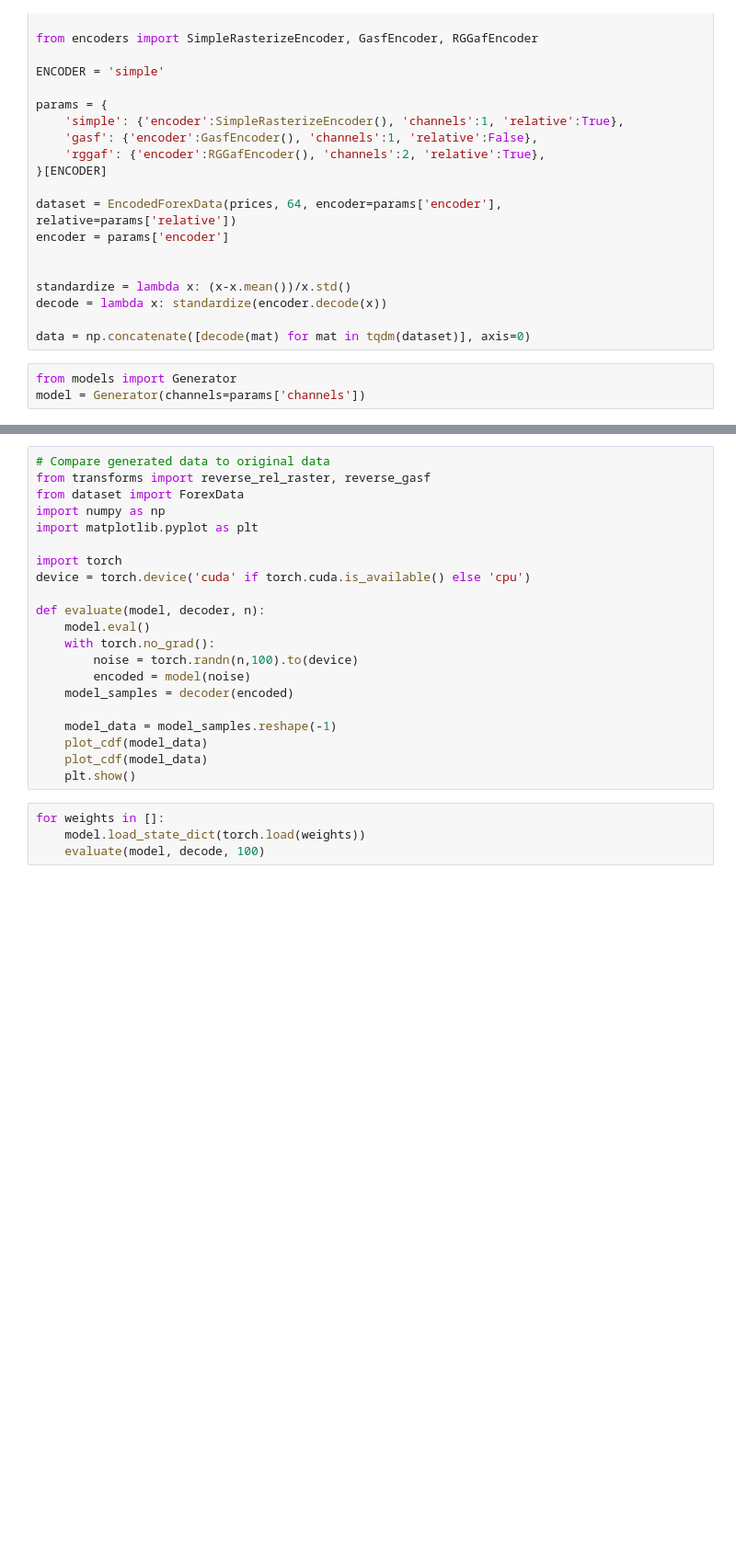
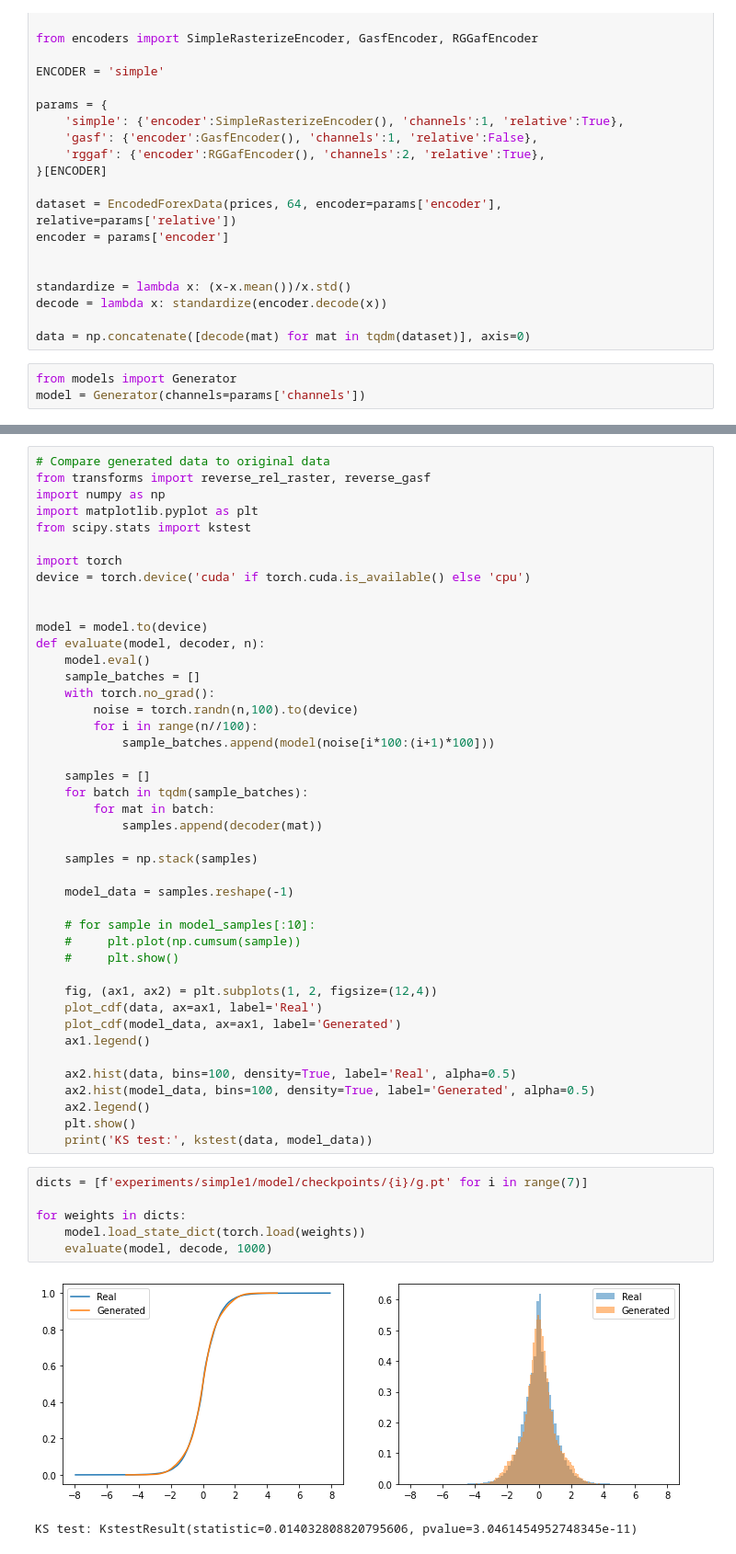
Before and after one commit to jekabsGritans/gaf-gan, a Jupyter notebook: evaluate.ipynb, the cells around one changed output, grey strips where cells are left out. Shown at 92% size. Cells and saved outputs as stored; diff of their text form; blank space fills up the shorter version.

```diff
--- a/evaluate.ipynb
+++ b/evaluate.ipynb
@@ -40,25 +42,52 @@ def plot_cdf(data):
 # %%
 # Compare generated data to original data
 from transforms import reverse_rel_raster, reverse_gasf
-from dataset import ForexData
 import numpy as np
 import matplotlib.pyplot as plt
+from scipy.stats import kstest
 
 import torch
 device = torch.device('cuda' if torch.cuda.is_available() else 'cpu')
 
+
+model = model.to(device)
 def evaluate(model, decoder, n):
     model.eval()
+    sample_batches = []
     with torch.no_grad():
         noise = torch.randn(n,100).to(device)
-        encoded = model(noise)
-    model_samples = decoder(encoded)
+        for i in range(n//100):
+            sample_batches.append(model(noise[i*100:(i+1)*100]))
 
-    model_data = model_samples.reshape(-1)
-    plot_cdf(model_data)
-    plot_cdf(model_data)
+    samples = []
+    for batch in tqdm(sample_batches):
+        for mat in batch:
+            samples.append(decoder(mat))
+
+    samples = np.stack(samples)
+
+    model_data = samples.reshape(-1)
+
+    # for sample in model_samples[:10]:
+    #     plt.plot(np.cumsum(sample))
+    #     plt.show()
+
+    fig, (ax1, ax2) = plt.subplots(1, 2, figsize=(12,4))
+    plot_cdf(data, ax=ax1, label='Real')
+    plot_cdf(model_data, ax=ax1, label='Generated')
+    ax1.legend()
+
+    ax2.hist(data, bins=100, density=True, label='Real', alpha=0.5)
+    ax2.hist(model_data, bins=100, density=True, label='Generated', alpha=0.5)
+    ax2.legend()
     plt.show()
+    print('KS test:', kstest(data, model_data))
 # %%
-for weights in []:
+dicts = [f'experiments/simple1/model/checkpoints/{i}/g.pt' for i in range(7)]
+
+for weights in dicts:
     model.load_state_dict(torch.load(weights))
-    evaluate(model, decode, 100)
+    evaluate(model, decode, 1000)
+# %% [output]
+[figure, added]
+KS test: KstestResult(statistic=0.014032808820795606, pvalue=3.0461454952748345e-11)
```
Also changed, not shown: parts of 2 cells of this notebook, 2 other files.
